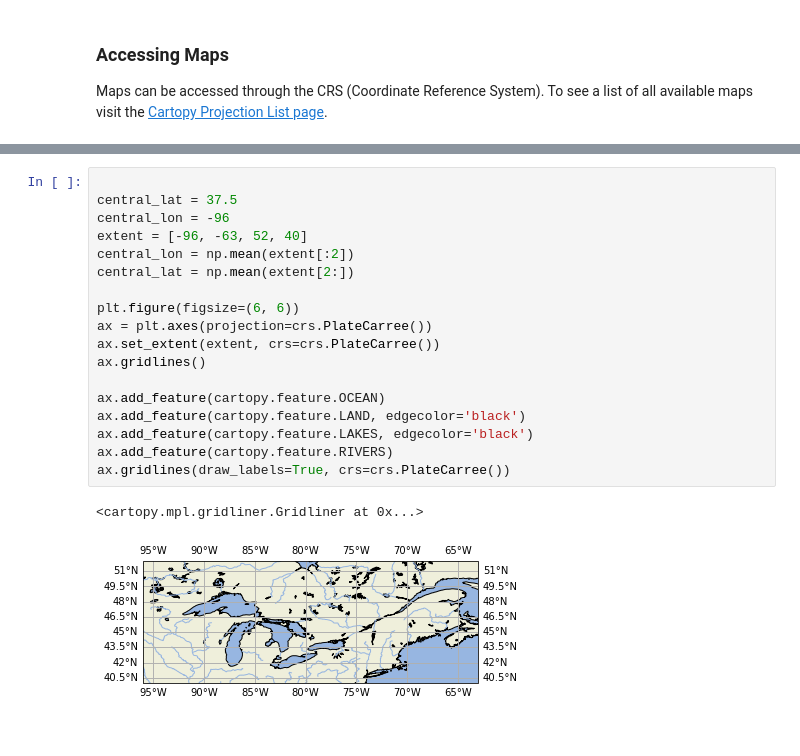
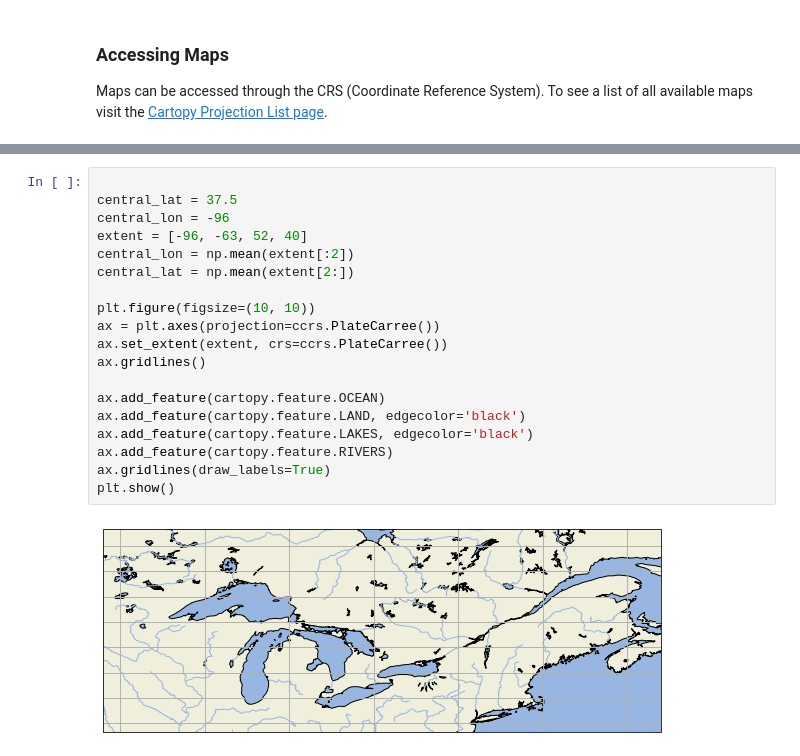
Before and after one commit to kylepollina/earthscience, a Jupyter notebook: notebooks/Cartopy Examples/Learning Cartopy.ipynb, the cells around one changed output, grey strips where cells are left out. Saved outputs shown, nothing was run; the diff lists cells and outputs as text.

```diff
--- a/notebooks/Cartopy Examples/Learning Cartopy.ipynb
+++ b/notebooks/Cartopy Examples/Learning Cartopy.ipynb
@@ -81,21 +84,21 @@ plt.show()
 # %%
 
 central_lat = 37.5
 central_lon = -96
 extent = [-96, -63, 52, 40]
 central_lon = np.mean(extent[:2])
 central_lat = np.mean(extent[2:])
 
-plt.figure(figsize=(6, 6))
-ax = plt.axes(projection=crs.PlateCarree())
-ax.set_extent(extent, crs=crs.PlateCarree())
+plt.figure(figsize=(10, 10))
+ax = plt.axes(projection=ccrs.PlateCarree())
+ax.set_extent(extent, crs=ccrs.PlateCarree())
 ax.gridlines()
 
 ax.add_feature(cartopy.feature.OCEAN)
 ax.add_feature(cartopy.feature.LAND, edgecolor='black')
 ax.add_feature(cartopy.feature.LAKES, edgecolor='black')
 ax.add_feature(cartopy.feature.RIVERS)
-ax.gridlines(draw_labels=True, crs=crs.PlateCarree())
+ax.gridlines(draw_labels=True)
+plt.show()
 # %% [output]
-<cartopy.mpl.gridliner.Gridliner at 0x...>
-[figure, old version]
+[figure, new version]
```
Also changed, not shown: parts of 24 cells of this notebook, 6 other files.
